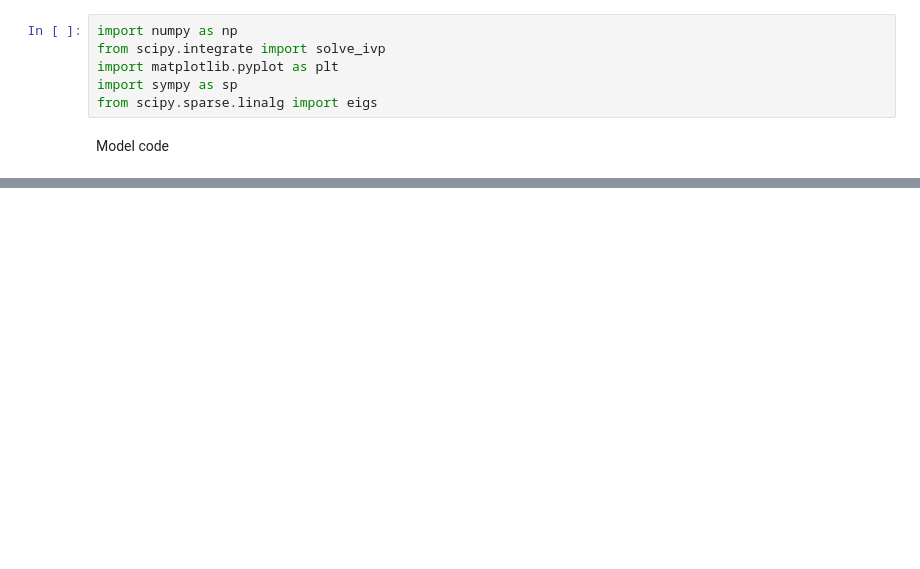
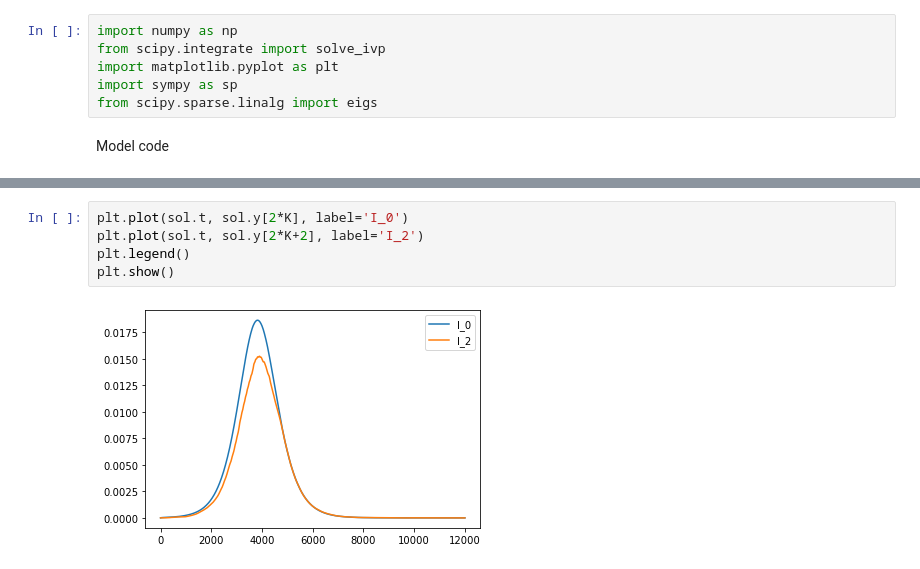
Before and after one commit to lucasmoschen/optimal-vaccination-networks, a Jupyter notebook: notebooks/robot_dance_model.ipynb, the cells around one changed output, grey strips where cells are left out. Saved outputs shown, nothing was run; the diff lists cells and outputs as text; blank space fills up the shorter version.

```diff
--- a/notebooks/robot_dance_model.ipynb
+++ b/notebooks/robot_dance_model.ipynb
@@ -89,0 +121,7 @@ def model_ode(t, y, beta, gamma, eta, A, u, N_cities):
+# %%
+plt.plot(sol.t, sol.y[2*K], label='I_0')
+plt.plot(sol.t, sol.y[2*K+2], label='I_2')
+plt.legend()
+plt.show()
+# %% [output]
+[figure, added]
```
Also changed, not shown: parts of 10 cells of this notebook.
